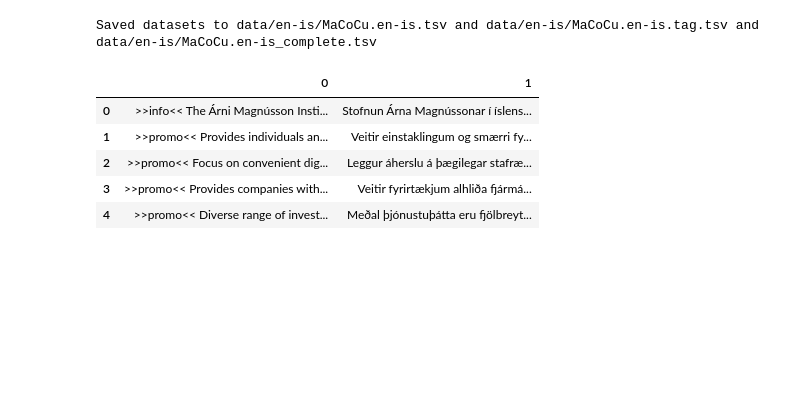
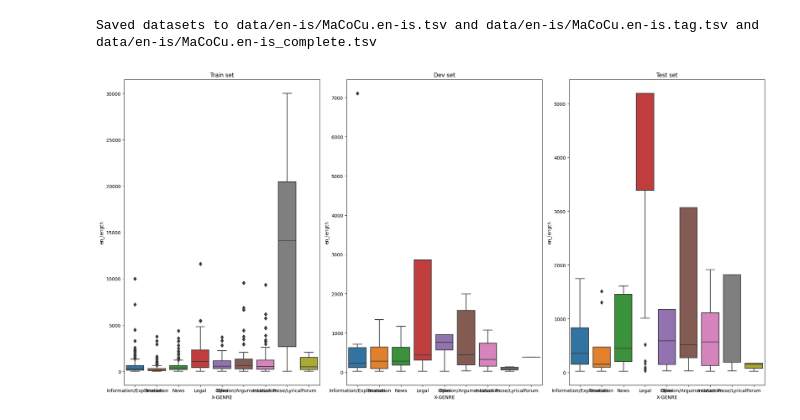
Before and after one commit to Malina03/Genre-enabled-NMT, a Jupyter notebook: analysis.ipynb, the cells around one changed output. Drawn from its saved outputs; the diff is of its cells as text; code cells hidden in the pictures; blank space fills up the shorter version.

```diff
--- a/analysis.ipynb
+++ b/analysis.ipynb
@@ -755,13 +739,26 @@ save_datasets(train, dev, test, "is", "par", "data/en-is/", "MaCoCu.en-is")
 # %% [output]
 Saved datasets to data/en-is/MaCoCu.en-is.tsv and data/en-is/MaCoCu.en-is.tag.tsv and data/en-is/MaCoCu.en-is_complete.tsv
 # %%
-doc_dev = pd.read_csv("data/en-is/MaCoCu.en-is.train.tag.tsv", sep="\t", header=None)
+import pandas as pd
+dat = pd.read_csv("data/en-is/MaCoCu.en-is_complete.tsv", sep="\t", header=0)
-# %%
-doc_dev.head()
-# %% [output]
-|  | 0 | 1 |
-| 0 | >>info<< The Árni Magnússon Insti... | Stofnun Árna Magnússonar í íslens... |
-| 1 | >>promo<< Provides individuals an... | Veitir einstaklingum og smærri fy... |
-| 2 | >>promo<< Focus on convenient dig... | Leggur áherslu á þægilegar stafræ... |
-| 3 | >>promo<< Provides companies with... | Veitir fyrirtækjum alhliða fjármá... |
-| 4 | >>promo<< Diverse range of invest... | Meðal þjónustuþátta eru fjölbreyt... |
+# %%
+# plot en_length by genre by set
+plt.figure(figsize=(20,10))
+labels = dat['X-GENRE'].unique().tolist()
+#make 3 plots in one figure
+plt.subplot(1,3,1)
+sns.boxplot(x="X-GENRE", y="en_length", data=dat[dat['set']=='train'], order=labels)
+plt.title("Train set")
+# plt.ylim(0, 1000)
+plt.subplot(1,3,2)
+sns.boxplot(x="X-GENRE", y="en_length", data=dat[dat['set']=='dev'], order=labels)
+plt.title("Dev set")
+# plt.ylim(0, 1000)
+plt.subplot(1,3,3)
+sns.boxplot(x="X-GENRE", y="en_length", data=dat[dat['set']=='test'], order=labels)
+plt.title("Test set")
+# plt.ylim(0, 1000)
+plt.tight_layout()
+plt.show()
+# %% [output]
+[figure, added]
```
Also changed, not shown: parts of 3 cells of this notebook, 1 other file.
